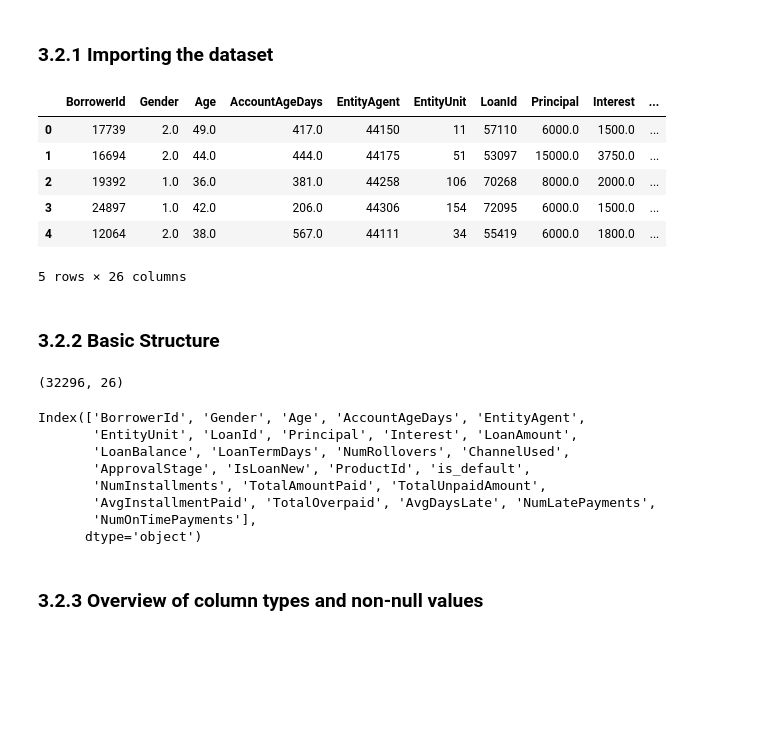
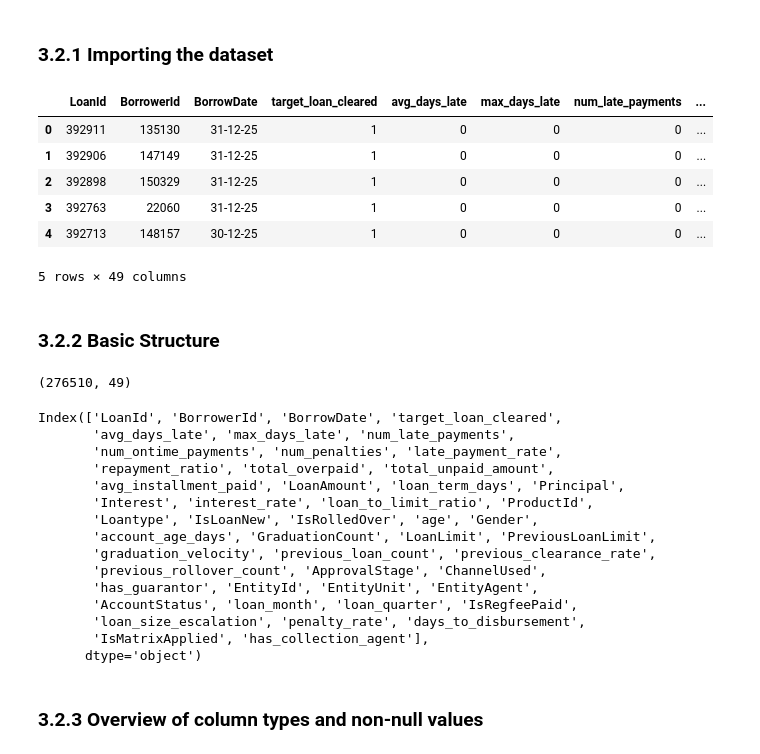
Before and after one commit to mnenedavid/Loan-Default-Risk-Detection, a Jupyter notebook: notebook.ipynb, the cells around one changed output. Drawn from its saved outputs; the diff is of its cells as text; code cells hidden in the pictures; blank space fills up the shorter version.

```diff
--- a/notebook.ipynb
+++ b/notebook.ipynb
@@ -56,34 +56,41 @@ The dataset is structured as a **binary classification problem**, where the targ
 ### 3.2.1  Importing the dataset
 # %%
 #importing and printing head
-data = pd.read_csv("data/loans_dataset.csv")
+data = pd.read_csv("data/loan_dataset.csv")
 data.head()
 # %% [output]
-|  | BorrowerId | Gender | Age | AccountAgeDays | EntityAgent | EntityUnit | LoanId | Principal | Interest | ... |
-| 0 | 17739 | 2.0 | 49.0 | 417.0 | 44150 | 11 | 57110 | 6000.0 | 1500.0 | ... |
-| 1 | 16694 | 2.0 | 44.0 | 444.0 | 44175 | 51 | 53097 | 15000.0 | 3750.0 | ... |
-| 2 | 19392 | 1.0 | 36.0 | 381.0 | 44258 | 106 | 70268 | 8000.0 | 2000.0 | ... |
-| 3 | 24897 | 1.0 | 42.0 | 206.0 | 44306 | 154 | 72095 | 6000.0 | 1500.0 | ... |
-| 4 | 12064 | 2.0 | 38.0 | 567.0 | 44111 | 34 | 55419 | 6000.0 | 1800.0 | ... |
+|  | LoanId | BorrowerId | BorrowDate | target_loan_cleared | avg_days_late | max_days_late | num_late_payments | ... |
+| 0 | 392911 | 135130 | 31-12-25 | 1 | 0 | 0 | 0 | ... |
+| 1 | 392906 | 147149 | 31-12-25 | 1 | 0 | 0 | 0 | ... |
+| 2 | 392898 | 150329 | 31-12-25 | 1 | 0 | 0 | 0 | ... |
+| 3 | 392763 | 22060 | 31-12-25 | 1 | 0 | 0 | 0 | ... |
+| 4 | 392713 | 148157 | 30-12-25 | 1 | 0 | 0 | 0 | ... |
-5 rows × 26 columns
+5 rows × 49 columns
 # %% [markdown]
 ### 3.2.2  Basic Structure
 # %%
 #Shape
 data.shape
 # %% [output]
-(32296, 26)
+(276510, 49)
 # %%
 #data columns
 data.columns
 # %% [output]
-Index(['BorrowerId', 'Gender', 'Age', 'AccountAgeDays', 'EntityAgent',
-       'EntityUnit', 'LoanId', 'Principal', 'Interest', 'LoanAmount',
-       'LoanBalance', 'LoanTermDays', 'NumRollovers', 'ChannelUsed',
-       'ApprovalStage', 'IsLoanNew', 'ProductId', 'is_default',
-       'NumInstallments', 'TotalAmountPaid', 'TotalUnpaidAmount',
-       'AvgInstallmentPaid', 'TotalOverpaid', 'AvgDaysLate', 'NumLatePayments',
-       'NumOnTimePayments'],
+Index(['LoanId', 'BorrowerId', 'BorrowDate', 'target_loan_cleared',
+       'avg_days_late', 'max_days_late', 'num_late_payments',
+       'num_ontime_payments', 'num_penalties', 'late_payment_rate',
+       'repayment_ratio', 'total_overpaid', 'total_unpaid_amount',
+       'avg_installment_paid', 'LoanAmount', 'loan_term_days', 'Principal',
+       'Interest', 'interest_rate', 'loan_to_limit_ratio', 'ProductId',
+       'Loantype', 'IsLoanNew', 'IsRolledOver', 'age', 'Gender',
+       'account_age_days', 'GraduationCount', 'LoanLimit', 'PreviousLoanLimit',
+       'graduation_velocity', 'previous_loan_count', 'previous_clearance_rate',
+       'previous_rollover_count', 'ApprovalStage', 'ChannelUsed',
+       'has_guarantor', 'EntityId', 'EntityUnit', 'EntityAgent',
+       'AccountStatus', 'loan_month', 'loan_quarter', 'IsRegfeePaid',
+       'loan_size_escalation', 'penalty_rate', 'days_to_disbursement',
+       'IsMatrixApplied', 'has_collection_agent'],
       dtype='object')
 # %% [markdown]
 ### 3.2.3 Overview of column types and non-null values
```
Also changed, not shown: parts of 27 cells of this notebook, 2 other files.
